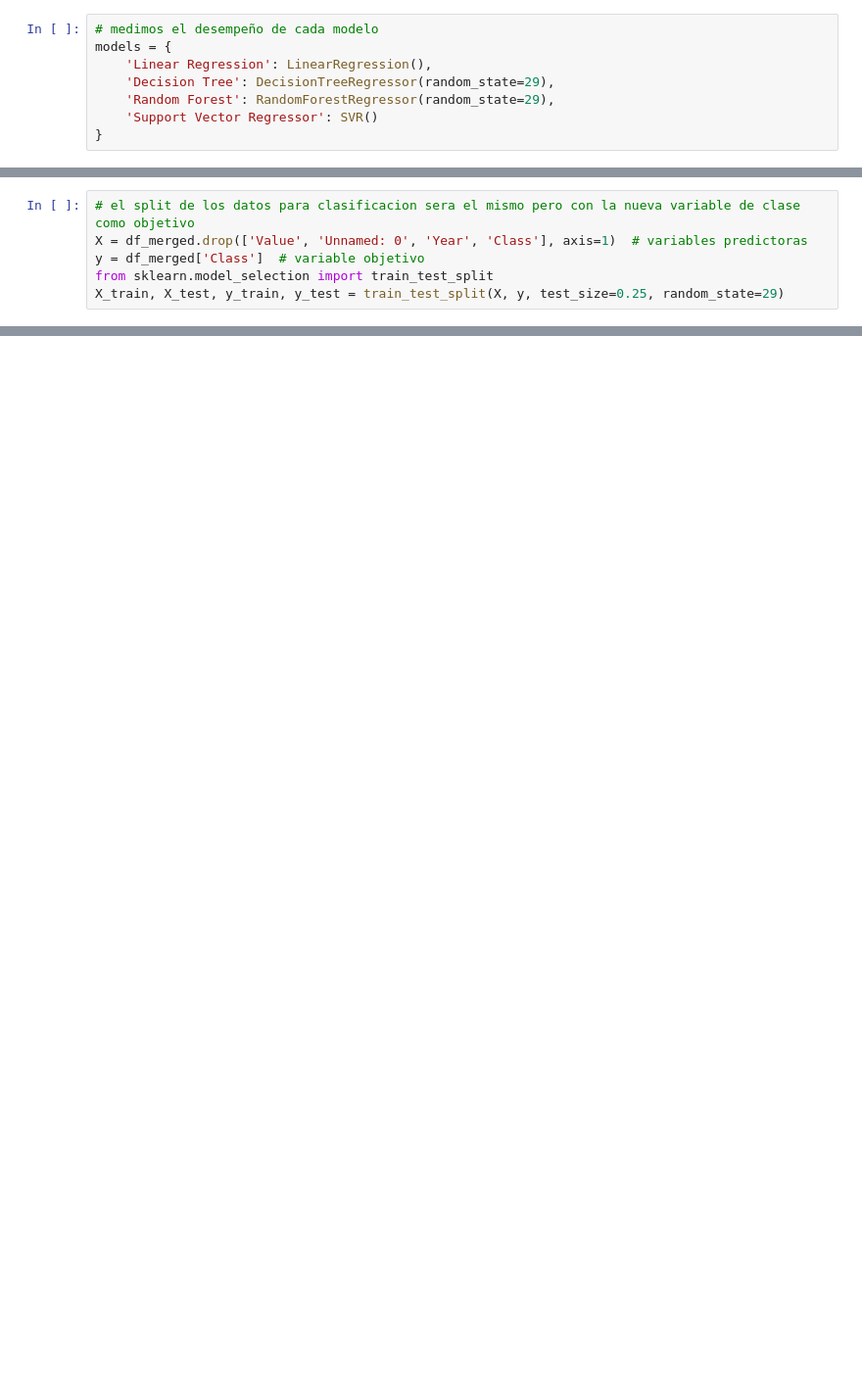
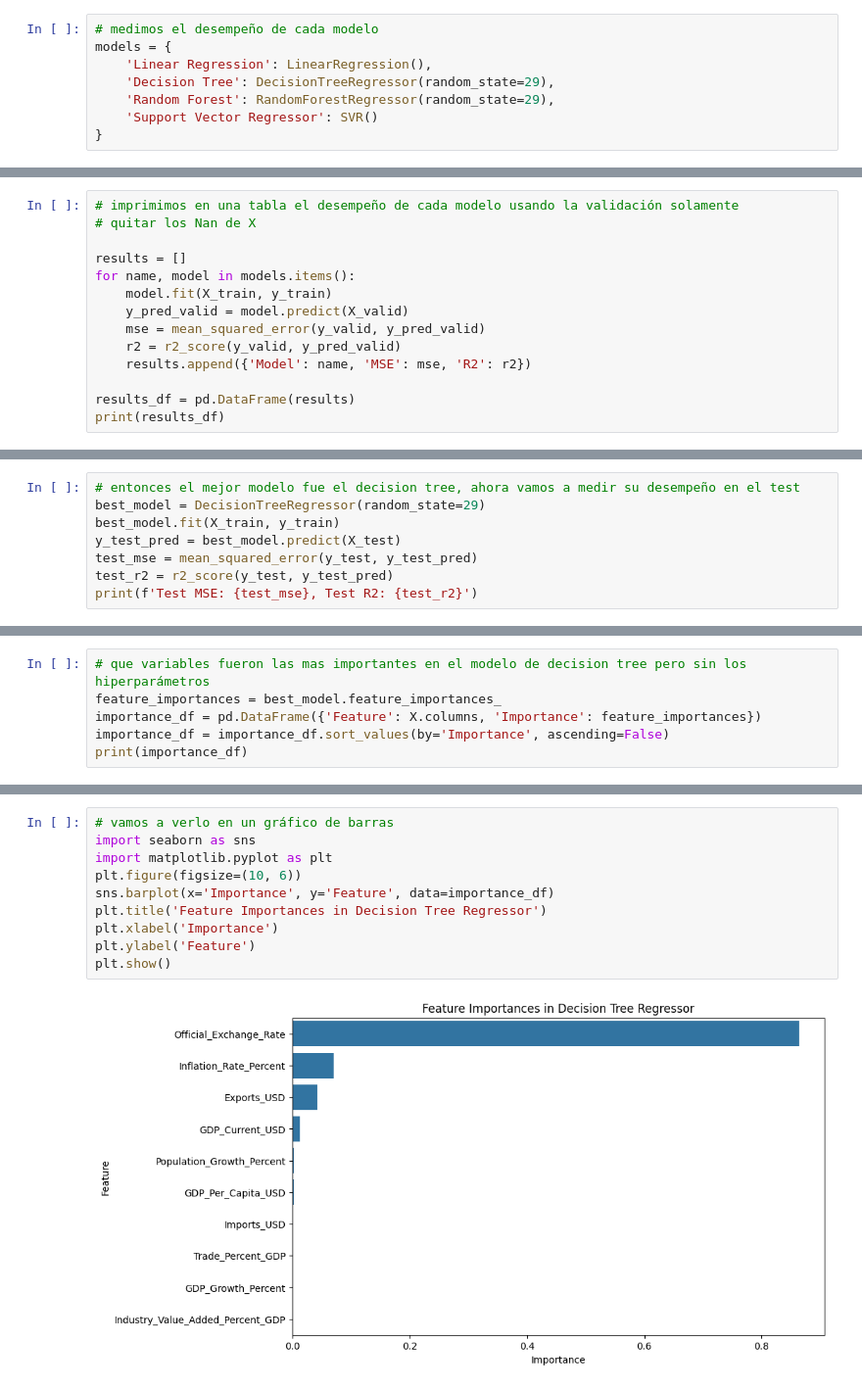
Before and after one commit to AlexSG29/Machine-Learning-Class, a Jupyter notebook: proyecto/proyecto_final.ipynb, the cells around one changed output, grey strips where cells are left out. Shown at 98% size. Cells and saved outputs as stored; diff of their text form; blank space fills up the shorter version.

```diff
--- a/proyecto/proyecto_final.ipynb
+++ b/proyecto/proyecto_final.ipynb
@@ -408,6 +235,0 @@ from sklearn.metrics import accuracy_score, f1_score, classification_report
-# %%
-# el split de los datos para clasificacion sera el mismo pero con la nueva variable de clase como objetivo
-X = df_merged.drop(['Value', 'Unnamed: 0', 'Year', 'Class'], axis=1)  # variables predictoras
-y = df_merged['Class']  # variable objetivo
-from sklearn.model_selection import train_test_split
-X_train, X_test, y_train, y_test = train_test_split(X, y, test_size=0.25, random_state=29)
@@ -512,0 +243,14 @@ plt.show()
+# %%
+# imprimimos en una tabla el desempeño de cada modelo usando la validación solamente
+# quitar los Nan de X
+
+results = []
+for name, model in models.items():
+    model.fit(X_train, y_train)
+    y_pred_valid = model.predict(X_valid)
+    mse = mean_squared_error(y_valid, y_pred_valid)
+    r2 = r2_score(y_valid, y_pred_valid)
+    results.append({'Model': name, 'MSE': mse, 'R2': r2})
+
+results_df = pd.DataFrame(results)
+print(results_df)
@@ -512,0 +263,8 @@ plt.show()
+# %%
+# entonces el mejor modelo fue el decision tree, ahora vamos a medir su desempeño en el test
+best_model = DecisionTreeRegressor(random_state=29)
+best_model.fit(X_train, y_train)
+y_test_pred = best_model.predict(X_test)
+test_mse = mean_squared_error(y_test, y_test_pred)
+test_r2 = r2_score(y_test, y_test_pred)
+print(f'Test MSE: {test_mse}, Test R2: {test_r2}')
@@ -512,0 +318,6 @@ plt.show()
+# %%
+# que variables fueron las mas importantes en el modelo de decision tree pero sin los hiperparámetros
+feature_importances = best_model.feature_importances_
+importance_df = pd.DataFrame({'Feature': X.columns, 'Importance': feature_importances})
+importance_df = importance_df.sort_values(by='Importance', ascending=False)
+print(importance_df)
@@ -512,0 +336,12 @@ plt.show()
+# %%
+# vamos a verlo en un gráfico de barras
+import seaborn as sns
+import matplotlib.pyplot as plt
+plt.figure(figsize=(10, 6))
+sns.barplot(x='Importance', y='Feature', data=importance_df)
+plt.title('Feature Importances in Decision Tree Regressor')
+plt.xlabel('Importance')
+plt.ylabel('Feature')
+plt.show()
+# %% [output]
+[figure, added]
```
Also changed, not shown: parts of 44 cells of this notebook.
